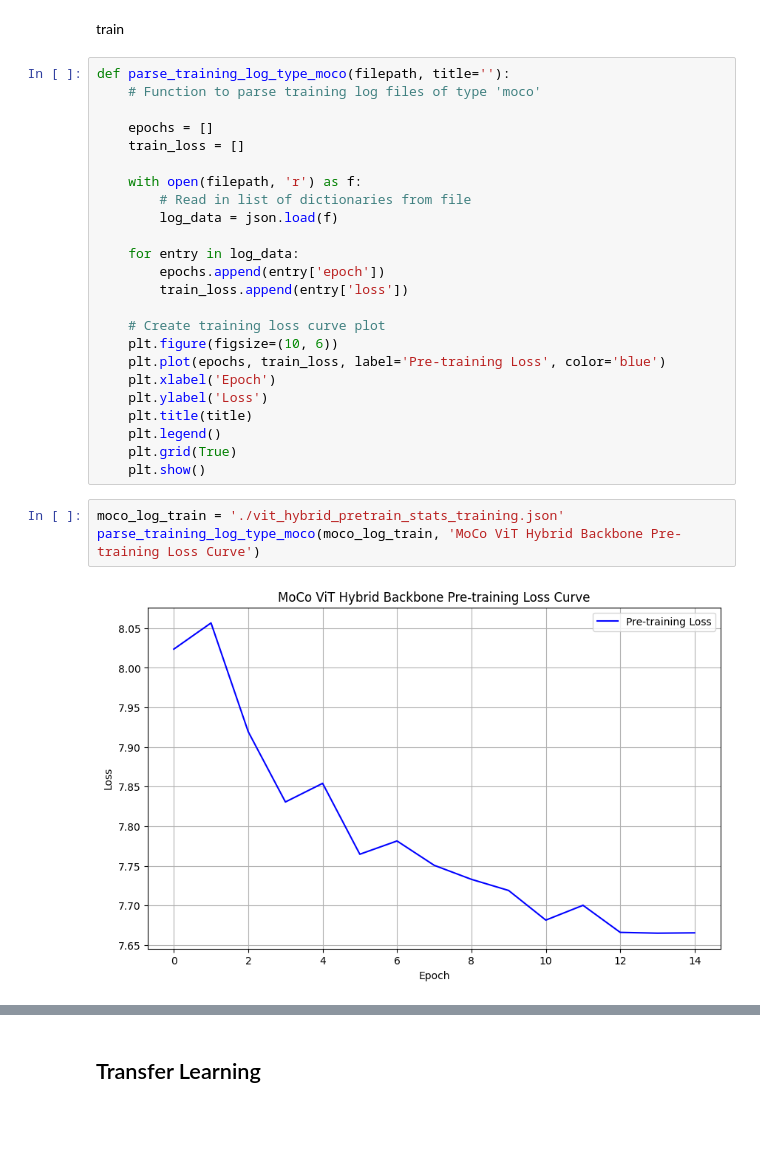
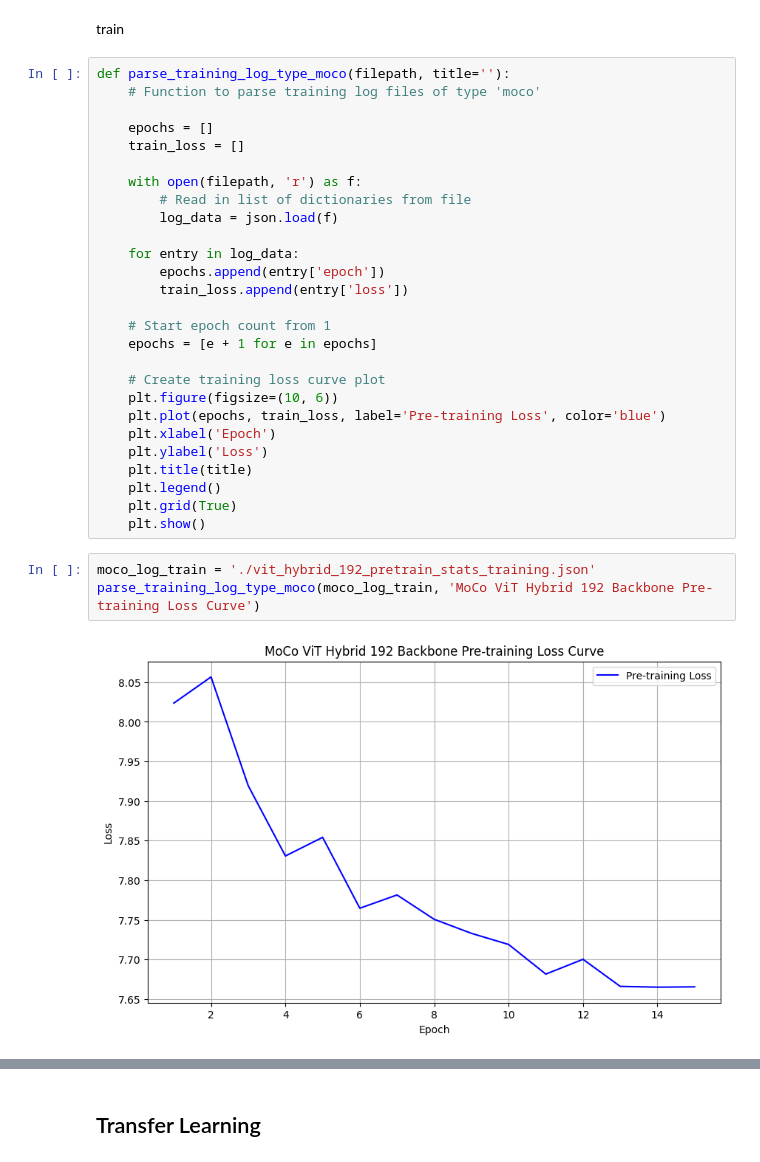
Before and after one commit to zfrongillo12/python_dl_simclr, a Jupyter notebook: Jupyter_notebooks/generate_report_visuals/update_training_curves/Visualize_training.ipynb, the cells around one changed output, grey strips where cells are left out. Cells and saved outputs as stored; diff of their text form; blank space fills up the shorter version.

Commit message:
Update with 384 hybrid model

```diff
--- a/Jupyter_notebooks/generate_report_visuals/update_training_curves/Visualize_training.ipynb
+++ b/Jupyter_notebooks/generate_report_visuals/update_training_curves/Visualize_training.ipynb
@@ -31,6 +31,9 @@ def parse_training_log_type_moco(filepath, title=''):
         epochs.append(entry['epoch'])
         train_loss.append(entry['loss'])
 
+    # Start epoch count from 1
+    epochs = [e + 1 for e in epochs]
+
     # Create training loss curve plot
     plt.figure(figsize=(10, 6))
     plt.plot(epochs, train_loss, label='Pre-training Loss', color='blue')
@@ -41,7 +44,7 @@ def parse_training_log_type_moco(filepath, title=''):
     plt.grid(True)
     plt.show()
 # %%
-moco_log_train = './vit_hybrid_pretrain_stats_training.json'
-parse_training_log_type_moco(moco_log_train, 'MoCo ViT Hybrid Backbone Pre-training Loss Curve')
+moco_log_train = './vit_hybrid_192_pretrain_stats_training.json'
+parse_training_log_type_moco(moco_log_train, 'MoCo ViT Hybrid 192 Backbone Pre-training Loss Curve')
 # %% [output]
-[figure, old version]
+[figure, new version]
```
Also changed, not shown: parts of 1 cell of this notebook, 7 other files.
